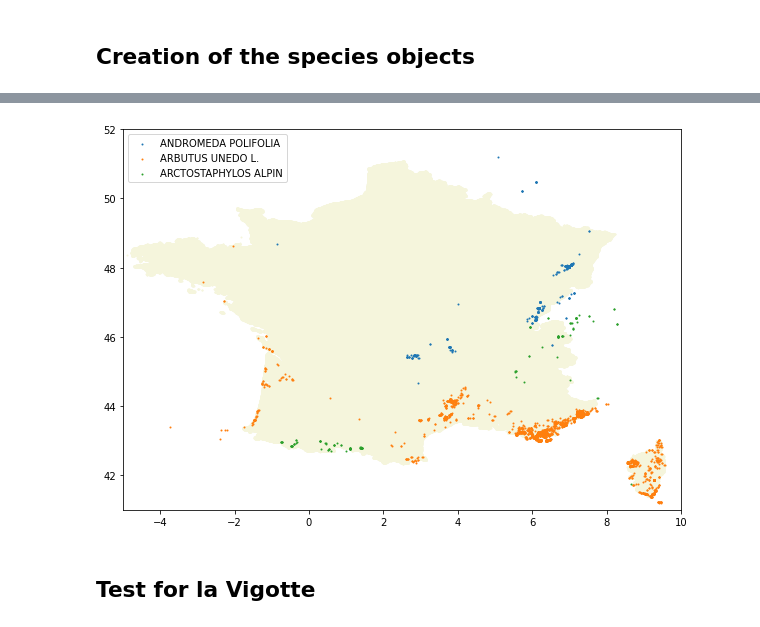
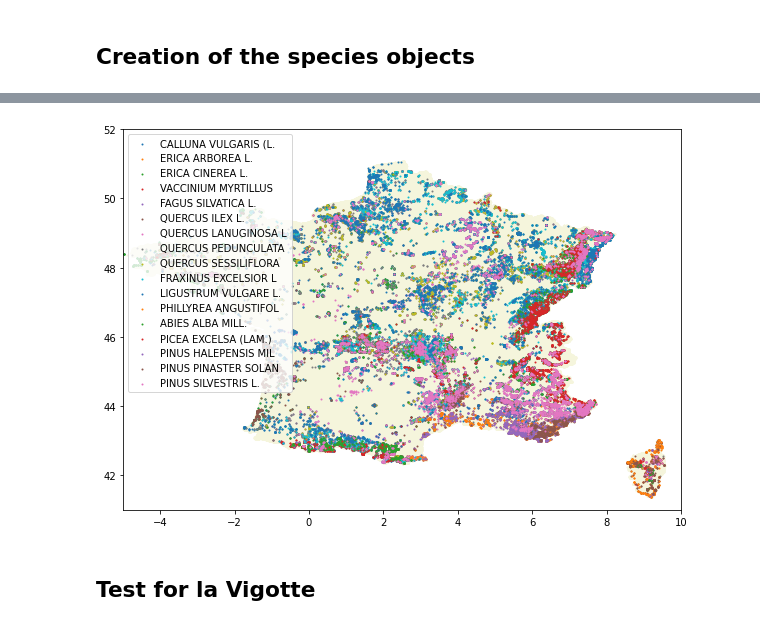
Before and after one commit to XavierMinesParis/SDM, a Jupyter notebook: la_vigotte.ipynb, the cells around one changed output, grey strips where cells are left out. Drawn from its saved outputs; the diff is of its cells as text; code cells hidden in the pictures.

```diff
--- a/la_vigotte.ipynb
+++ b/la_vigotte.ipynb
@@ -60,6 +59,0 @@ id_list = [2707, 2708, 2709, 2710, 2711, 2714, 2715, 2718, 2719, 2720,
-# %%
-species_list = []
-for id_species in id_list[: 3]:
-    s = Species("test_climate.csv", id_species_name="plt_id_cfvvf", id_species=id_species, id_stations_name="id")
-    species_list.append(s)
-    print(s)
@@ -75,0 +60,23 @@ for id_species in id_list[: 3]:
+# %%
+species_current = []
+species_ssp245 = []
+species_ssp585 = []
+n_presence = 2000
+
+for id_ in id_list[: ]:
+    s = Species("test_climate_current.csv", id_name="plt_id_cfvvf", id_=id_, id_stations_name="id", scenario='current')
+    if s.n_presence > n_presence:
+        species_current.append(s)
+        print(s)
+
+for id_ in id_list[: ]:
+    s = Species("test_climate_ssp245.csv", id_name="plt_id_cfvvf", id_=id_, id_stations_name="id", scenario='ssp245')
+    if s.n_presence > n_presence:
+        species_ssp245.append(s)
+        print(s)
+
+for id_ in id_list[: ]:
+    s = Species("test_climate_ssp585.csv", id_name="plt_id_cfvvf", id_=id_, id_stations_name="id", scenario='ssp585')
+    if s.n_presence > n_presence:
+        species_ssp585.append(s)
+        print(s)
@@ -76,6 +101,6 @@ for id_species in id_list[: 3]:
 # %%
-Visualization.plot_area(species_list)
+Visualization.plot_area(species_current)
 # %% [output]
-[figure, old version]
+[figure, new version]
 # %% [markdown]
 ## Test for la Vigotte
```
Also changed, not shown: parts of 23 cells of this notebook, 13 other files.
